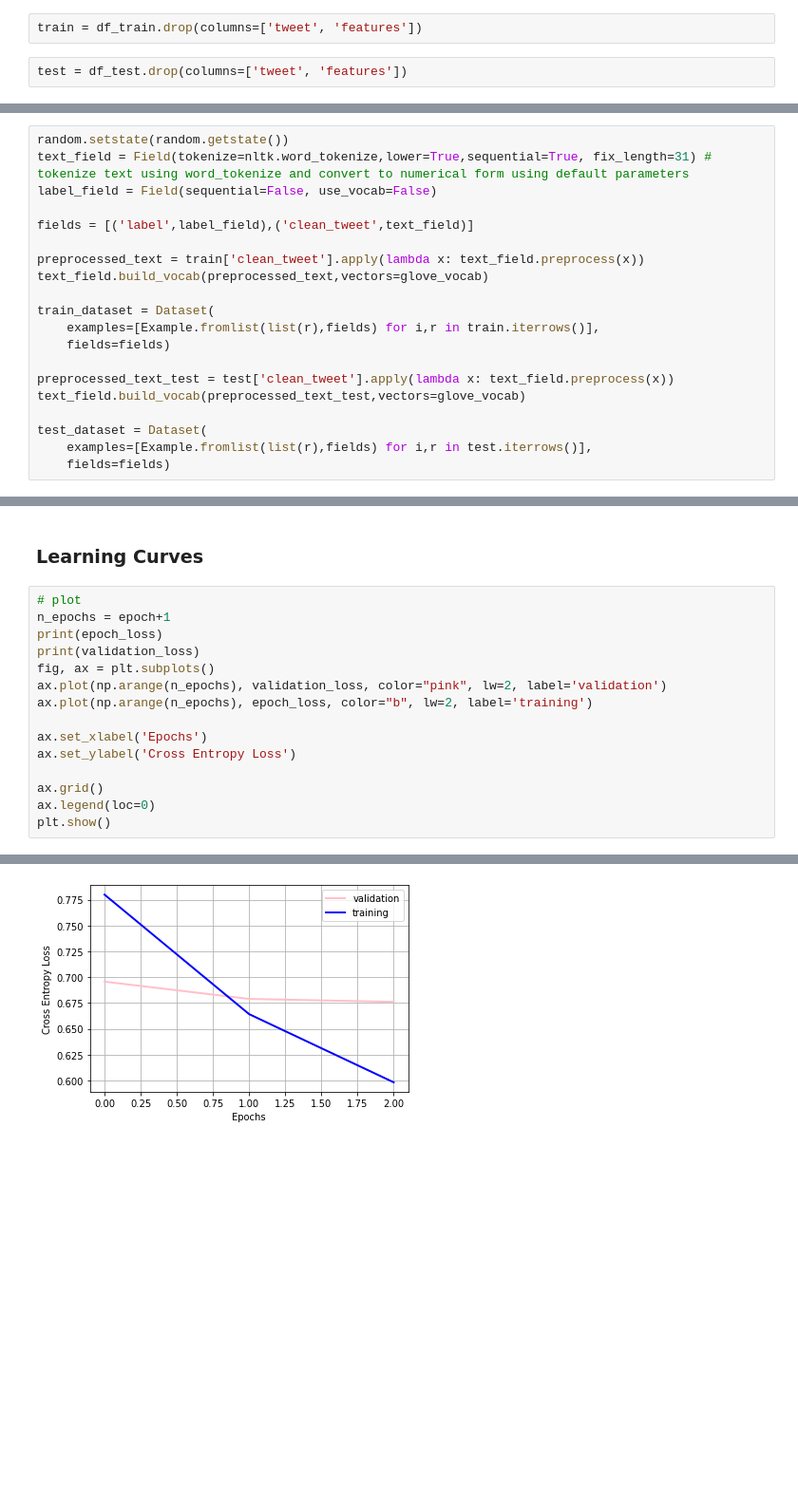
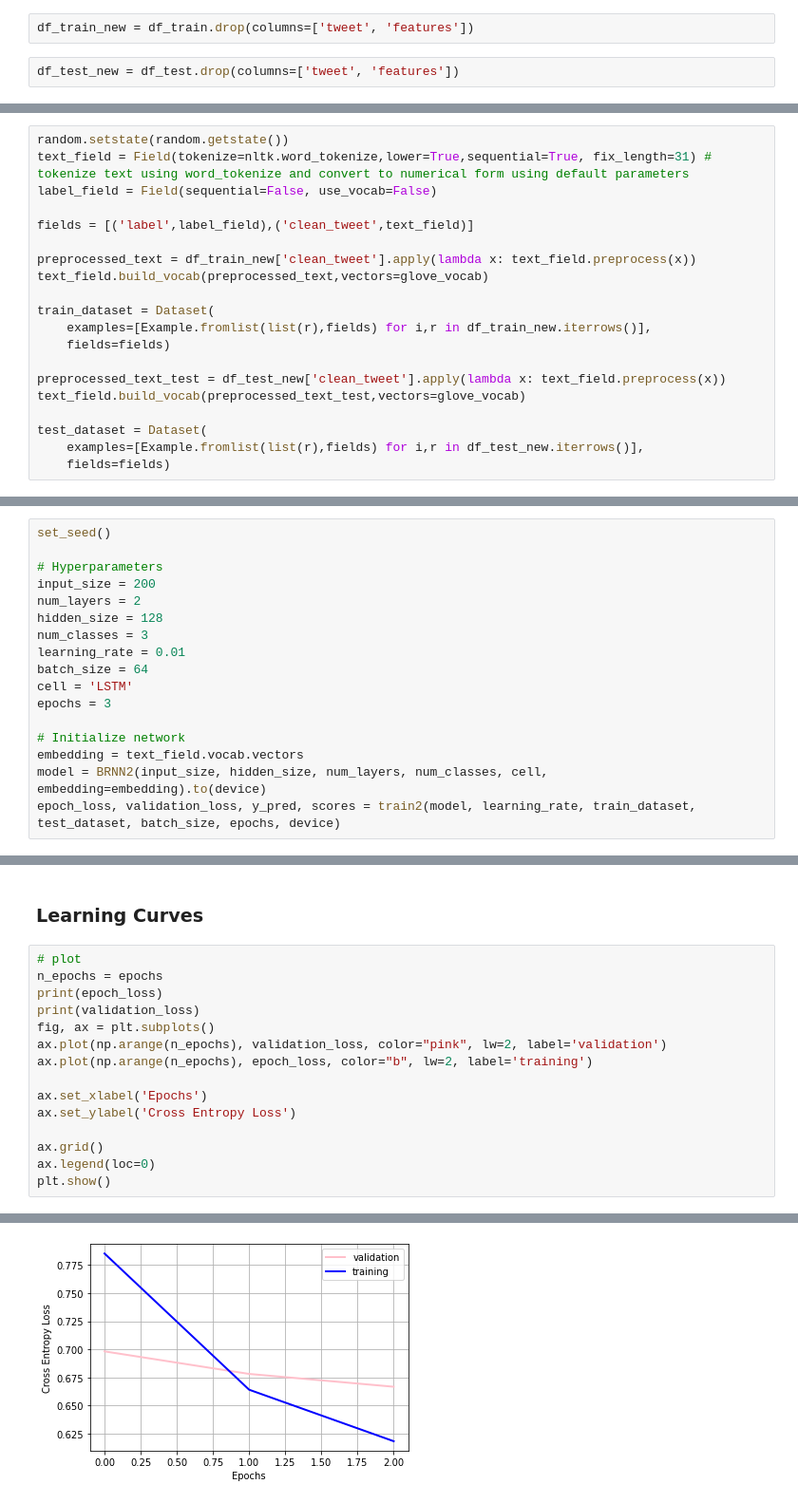
Before and after one commit to theodora-panteliou/Vaccine-Sentiment-Classifier, a Jupyter notebook: AI2_HM3_bidirectional_RNN_with_LSTM_GRU.ipynb, the cells around one changed output, grey strips where cells are left out. Shown at 95% size. Saved outputs shown, nothing was run; the diff lists cells and outputs as text; blank space fills up the shorter version.

```diff
--- a/AI2_HM3_bidirectional_RNN_with_LSTM_GRU.ipynb
+++ b/AI2_HM3_bidirectional_RNN_with_LSTM_GRU.ipynb
@@ -778,9 +1154,9 @@ glove_vocab  = vocab.Vectors(r"/content/drive/MyDrive/Colab Notebooks/Artificial
 # %% [markdown]
 Create new datasets with only the useful columns.
 # %%
-train = df_train.drop(columns=['tweet', 'features'])
+df_train_new = df_train.drop(columns=['tweet', 'features'])
 # %%
-test = df_test.drop(columns=['tweet', 'features'])
+df_test_new = df_test.drop(columns=['tweet', 'features'])
 # %% [markdown]
 https://gmihaila.medium.com/better-batches-with-pytorchtext-bucketiterator-12804a545e2a
 # %% [markdown]
@@ -792,17 +1168,17 @@ label_field = Field(sequential=False, use_vocab=False)
 
 fields = [('label',label_field),('clean_tweet',text_field)]
 
-preprocessed_text = train['clean_tweet'].apply(lambda x: text_field.preprocess(x))
+preprocessed_text = df_train_new['clean_tweet'].apply(lambda x: text_field.preprocess(x))
 text_field.build_vocab(preprocessed_text,vectors=glove_vocab)
 
 train_dataset = Dataset(
-    examples=[Example.fromlist(list(r),fields) for i,r in train.iterrows()],
+    examples=[Example.fromlist(list(r),fields) for i,r in df_train_new.iterrows()],
     fields=fields)
 
-preprocessed_text_test = test['clean_tweet'].apply(lambda x: text_field.preprocess(x))
+preprocessed_text_test = df_test_new['clean_tweet'].apply(lambda x: text_field.preprocess(x))
 text_field.build_vocab(preprocessed_text_test,vectors=glove_vocab)
 
 test_dataset = Dataset(
-    examples=[Example.fromlist(list(r),fields) for i,r in test.iterrows()],
+    examples=[Example.fromlist(list(r),fields) for i,r in df_test_new.iterrows()],
     fields=fields)
 # %%
@@ -924,0 +1290,17 @@ micro   | 70.9904        70.9904         70.9904         -
+# %%
+set_seed()
+
+# Hyperparameters
+input_size = 200
+num_layers = 2
+hidden_size = 128
+num_classes = 3
+learning_rate = 0.01
+batch_size = 64
+cell = 'LSTM'
+epochs = 3
+
+# Initialize network
+embedding = text_field.vocab.vectors
+model = BRNN2(input_size, hidden_size, num_layers, num_classes, cell, embedding=embedding).to(device)
+epoch_loss, validation_loss, y_pred, scores = train2(model, learning_rate, train_dataset, test_dataset, batch_size, epochs, device)
@@ -926,7 +1319,7 @@ micro   | 70.9904        70.9904         70.9904         -
 ### Learning Curves
 # %%
 # plot
-n_epochs = epoch+1
+n_epochs = epochs
 print(epoch_loss)
 print(validation_loss)
 fig, ax = plt.subplots()
@@ -945 +1338 @@ plt.show()
-[figure, old version]
+[figure, new version]
```
Also changed, not shown: parts of 39 cells of this notebook.
